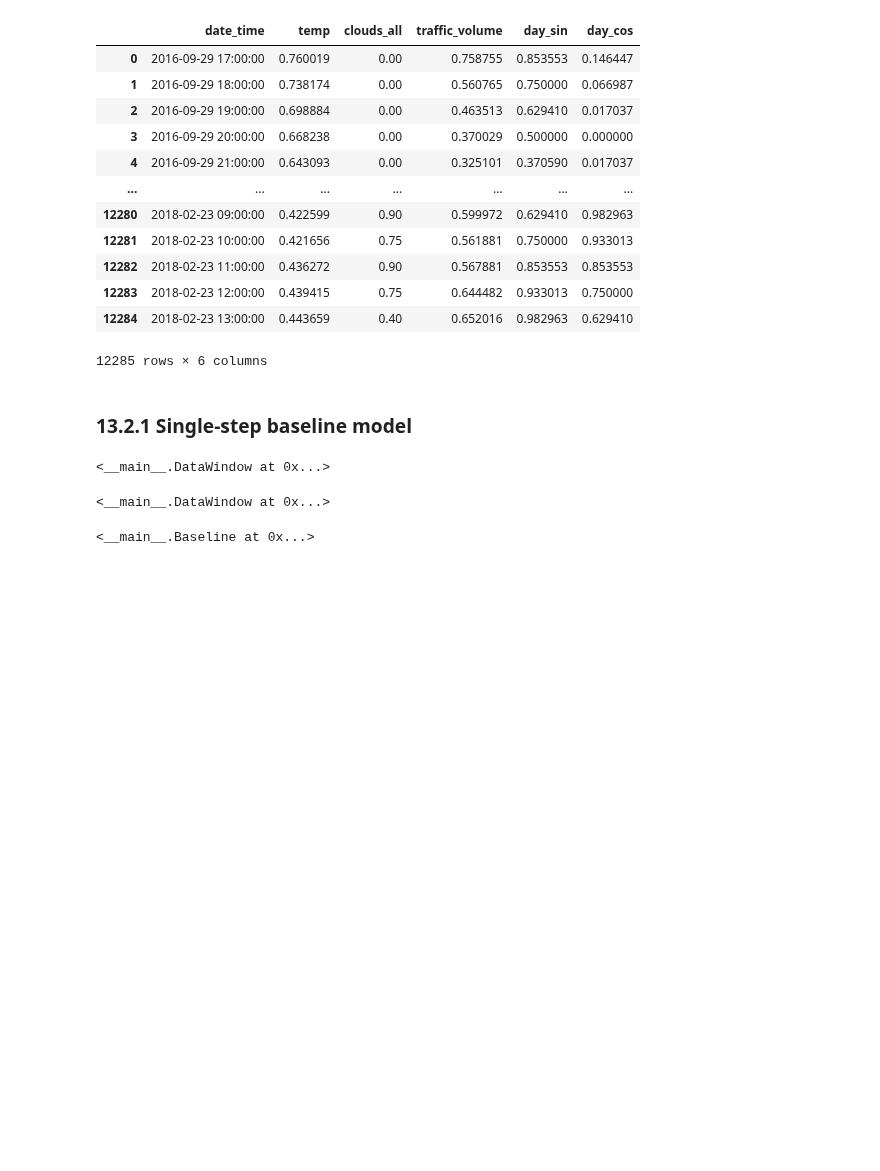
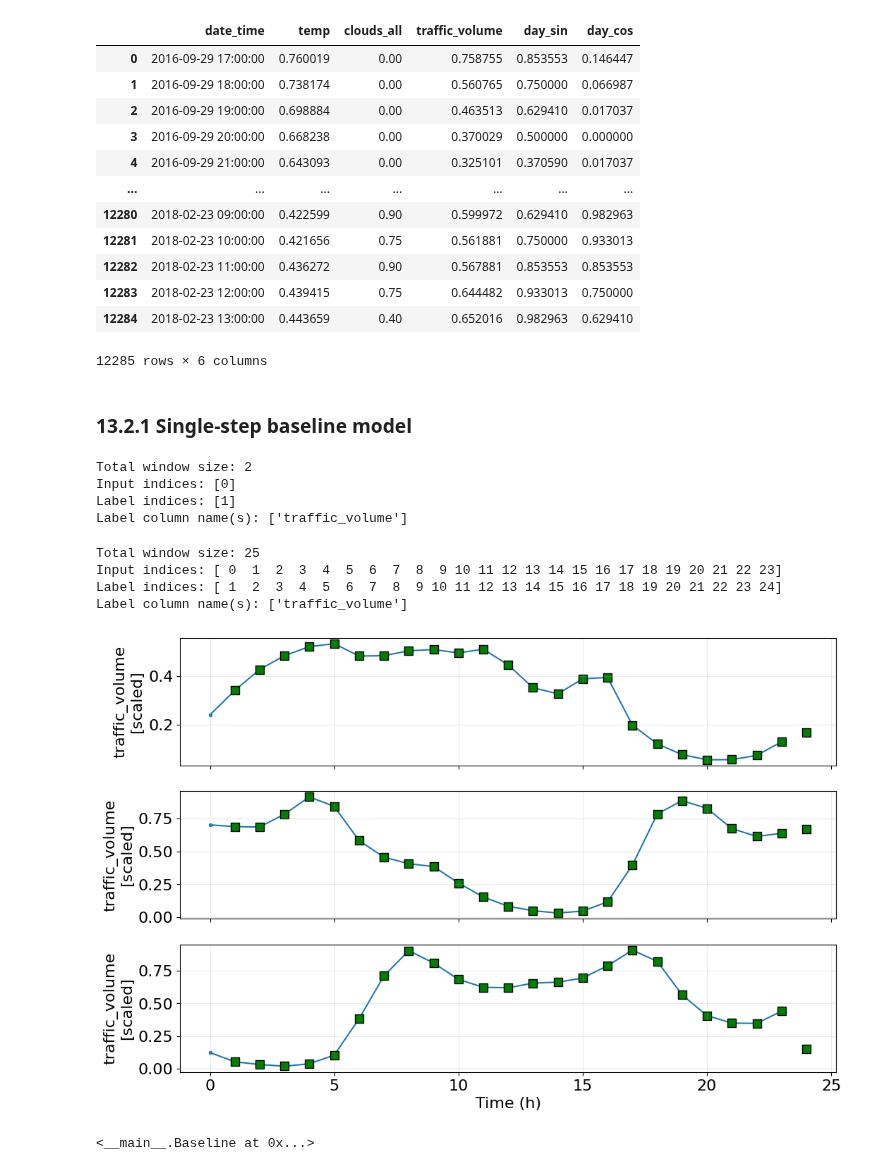
Before and after one commit to LugoBlogger/SI-201-542-forecasting-technique, a Jupyter notebook: week-14.ipynb, the cells around one changed output. Saved outputs shown, nothing was run; the diff lists cells and outputs as text; code cells hidden in the pictures; blank space fills up the shorter version.

```diff
--- a/week-14.ipynb
+++ b/week-14.ipynb
@@ -210,15 +207,17 @@ class DataWindow(object):
     return inputs, labels
 
 
-  def plot(self, model=None, plot_col="traffic_volume", max_subplots=3):
+  def plot(self, model=None, plot_col="traffic_volume", max_subplots=3,
+            figsize=(12, 8), xlabel="Time"):
     inputs, labels = self.sample_batch
 
-    fig, axes = plt.subplots(nrows=max_subplots, ncols=1, figsize=(12, 8))
+    fig, axes = plt.subplots(nrows=max_subplots, ncols=1, figsize=figsize,
+                              sharex=True)
     plot_col_index = self.column_indices[plot_col]
     max_n = min(max_subplots, len(inputs))
 
     for n in range(max_n):
-      axes[n, 0].plot(self.input_indices, inputs[n, :, plot_col_index],
+      axes[n].plot(self.input_indices, inputs[n, :, plot_col_index],
                       label="Inputs", marker=".", zorder=-10)
 
       if self.label_columns:
@@ -229,25 +228,36 @@ class DataWindow(object):
       if label_col_index is None:
         continue
 
-      axes[n, 0].scatter(self.label_indices, labels[n, :, label_col_index],
+      axes[n].scatter(self.label_indices, labels[n, :, label_col_index],
                           edgecolors="k", marker="s", label="Labels",
                           c="green", s=64)
 
       if model is not None:
         predictions = model(inputs)
-        axes[n, 0].scatter(self.label_indices, predictions[n, :, label_col_index],
-                            marker="X", edgecolor="k", )
+        axes[n].scatter(self.label_indices, predictions[n, :, label_col_index],
+                            marker="X", edgecolor="k", c="red", s=64)
 
 
-      axes[n, 0].set_ylabel(f"{plot_col} [scaled]")
-      axes[n, 0].set_xlabel("Time (h)")
+      y_label = "\n".join(textwrap.wrap(f"{plot_col} [scaled]", width=20))
+      axes[n].set_ylabel(y_label)
+      axes[n].grid("on")
 
+    axes[-1].set_xlabel(xlabel)
 
+    plt.show(fig)
+
+  def __repr__(self):
+    return "\n".join([
+      f"Total window size: {self.total_window_size}",
+      f"Input indices: {self.input_indices}",
+      f"Label indices: {self.label_indices}",
+      f"Label column name(s): {self.label_columns}"
+    ])
 
   def make_dataset(self, data):
-    print(f"self.column_to_train: {self.column_to_train}")
+    # print(f"self.column_to_train: {self.column_to_train}")
     data = data[self.column_to_train]
-    print(f"data: {data}")
+    # print(f"data: {data}")
     data = np.array(data, dtype=np.float32)
     ds = tf.keras.preprocessing.timeseries_dataset_from_array(
       data=data, targets=None, sequence_length=self.total_window_size,
@@ -255,6 +265,14 @@ class DataWindow(object):
 
     ds = ds.map(self.split_to_inputs_labels)
     return ds
+
+  def __repr__(self):
+    return "\n".join([
+      f"Total window size: {self.total_window_size}",
+      f"Input indices: {self.input_indices}",
+      f"Label indices: {self.label_indices}",
+      f"Label column name(s): {self.label_columns}"
+    ])
 
   @property
   def train(self):
@@ -301,14 +319,24 @@ single_step_window = DataWindow(1, 1, 1, dataset, label_columns=["traffic_volume
                                                   "traffic_volume", "day_sin", "day_cos"])
 single_step_window
 # %% [output]
-<__main__.DataWindow at 0x...>
+Total window size: 2
+Input indices: [0]
+Label indices: [1]
+Label column name(s): ['traffic_volume']
 # %%
 wide_step_window = DataWindow(24, 24, 1, dataset, label_columns=["traffic_volume"],
                               column_to_train=["temp", "clouds_all",
                                                   "traffic_volume", "day_sin", "day_cos"])
 wide_step_window
 # %% [output]
-<__main__.DataWindow at 0x...>
+Total window size: 25
+Input indices: [ 0  1  2  3  4  5  6  7  8  9 10 11 12 13 14 15 16 17 18 19 20 21 22 23]
+Label indices: [ 1  2  3  4  5  6  7  8  9 10 11 12 13 14 15 16 17 18 19 20 21 22 23 24]
+Label column name(s): ['traffic_volume']
+# %%
+wide_step_window.plot(xlabel="Time (h)")
+# %% [output]
+[figure, added]
 # %%
 class Baseline(tf.keras.Model):
   def __init__(self, label_index=None):
```
Also changed, not shown: parts of 4 cells of this notebook, 4 other files.
